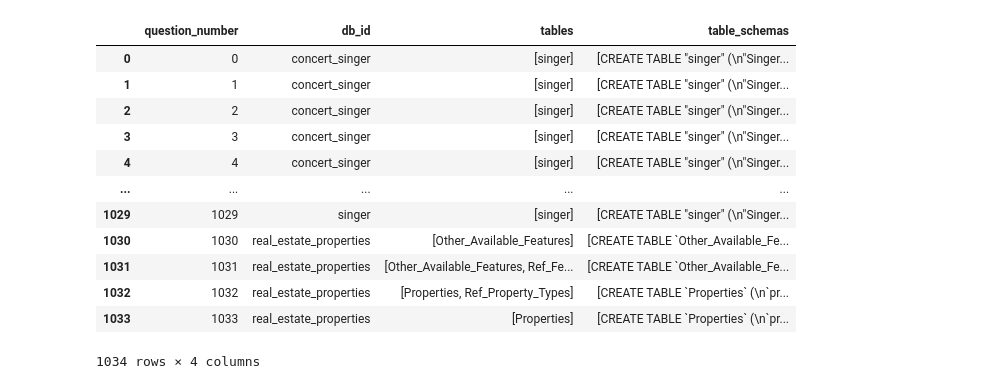
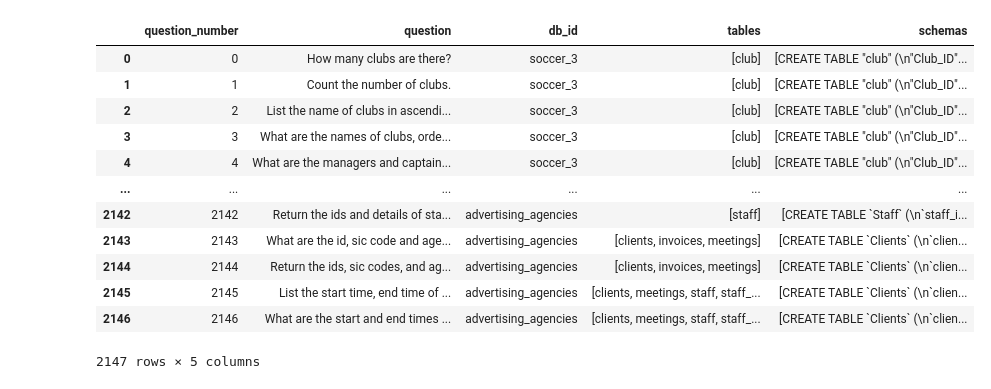
Before and after one commit to LanChuHoang/handsonllm, a Jupyter notebook: spider_test/prepare_model_input.ipynb, the cells around one changed output. Drawn from its saved outputs; the diff is of its cells as text; code cells hidden in the pictures.

```diff
--- a/spider_test/parse_selected_tables.ipynb
+++ b/spider_test/prepare_model_input.ipynb
@@ -2,0 +1,6 @@ sql_file_path = "spider_data/dev_gold.sql"
+# %%
+database_folder = "spider_data/test_database"
+query_file_path = "spider_data/test.json"
+
+schema_output_path = "prepare_data/test_schemas.csv"
+final_result_path = "prepare_data/test_input.csv"
@@ -2,0 +55,3 @@ sql_file_path = "spider_data/dev_gold.sql"
+# %%
+schema_df = gather_schemas(database_folder)
+schema_df
@@ -2,0 +74,5 @@ sql_file_path = "spider_data/dev_gold.sql"
+# %%
+schemas_map = {}
+for _, row in schema_df.iterrows():
+    schemas_map.setdefault(row.db_id, {})[row.table.lower()] = row.schema
+schemas_map
@@ -157,17 +151,30 @@ df_queries["table_schemas"] = df_queries.apply(lookup_schemas, axis=1)
-# %%
-df_queries
-# %% [output]
-|  | question_number | db_id | tables | table_schemas |
-| 0 | 0 | concert_singer | [singer] | [CREATE TABLE "singer" (\n"Singer... |
-| 1 | 1 | concert_singer | [singer] | [CREATE TABLE "singer" (\n"Singer... |
-| 2 | 2 | concert_singer | [singer] | [CREATE TABLE "singer" (\n"Singer... |
-| 3 | 3 | concert_singer | [singer] | [CREATE TABLE "singer" (\n"Singer... |
-| 4 | 4 | concert_singer | [singer] | [CREATE TABLE "singer" (\n"Singer... |
-| ... | ... | ... | ... | ... |
-| 1029 | 1029 | singer | [singer] | [CREATE TABLE "singer" (\n"Singer... |
-| 1030 | 1030 | real_estate_properties | [Other_Available_Features] | [CREATE TABLE `Other_Available_Fe... |
-| 1031 | 1031 | real_estate_properties | [Other_Available_Features, Ref_Fe... | [CREATE TABLE `Other_Available_Fe... |
-| 1032 | 1032 | real_estate_properties | [Properties, Ref_Property_Types] | [CREATE TABLE `Properties` (\n`pr... |
-| 1033 | 1033 | real_estate_properties | [Properties] | [CREATE TABLE `Properties` (\n`pr... |
-1034 rows × 4 columns
+# %%
+import pandas as pd
+
+df = pd.read_json(query_file_path)
+df = (
+    df.assign(
+        question_number=df.index,
+        tables=lambda df_: df_["query"].apply(extract_tables),
+    )
+    .assign(
+        schemas=lambda df_: df_.apply(lookup_schemas, axis=1),
+    )
+    .loc[:, ["question_number", "question", "db_id", "tables", "schemas"]]
+)
+df
+# %% [output]
+|  | question_number | question | db_id | tables | schemas |
+| 0 | 0 | How many clubs are there? | soccer_3 | [club] | [CREATE TABLE "club" (\n"Club_ID"... |
+| 1 | 1 | Count the number of clubs. | soccer_3 | [club] | [CREATE TABLE "club" (\n"Club_ID"... |
+| 2 | 2 | List the name of clubs in ascendi... | soccer_3 | [club] | [CREATE TABLE "club" (\n"Club_ID"... |
+| 3 | 3 | What are the names of clubs, orde... | soccer_3 | [club] | [CREATE TABLE "club" (\n"Club_ID"... |
+| 4 | 4 | What are the managers and captain... | soccer_3 | [club] | [CREATE TABLE "club" (\n"Club_ID"... |
+| ... | ... | ... | ... | ... | ... |
+| 2142 | 2142 | Return the ids and details of sta... | advertising_agencies | [staff] | [CREATE TABLE `Staff` (\n`staff_i... |
+| 2143 | 2143 | What are the id, sic code and age... | advertising_agencies | [clients, invoices, meetings] | [CREATE TABLE `Clients` (\n`clien... |
+| 2144 | 2144 | Return the ids, sic codes, and ag... | advertising_agencies | [clients, invoices, meetings] | [CREATE TABLE `Clients` (\n`clien... |
+| 2145 | 2145 | List the start time, end time of ... | advertising_agencies | [clients, meetings, staff, staff_... | [CREATE TABLE `Clients` (\n`clien... |
+| 2146 | 2146 | What are the start and end times ... | advertising_agencies | [clients, meetings, staff, staff_... | [CREATE TABLE `Clients` (\n`clien... |
+2147 rows × 5 columns
 # %%
```
Also changed, not shown: parts of 14 cells of this notebook, 6 other files.
